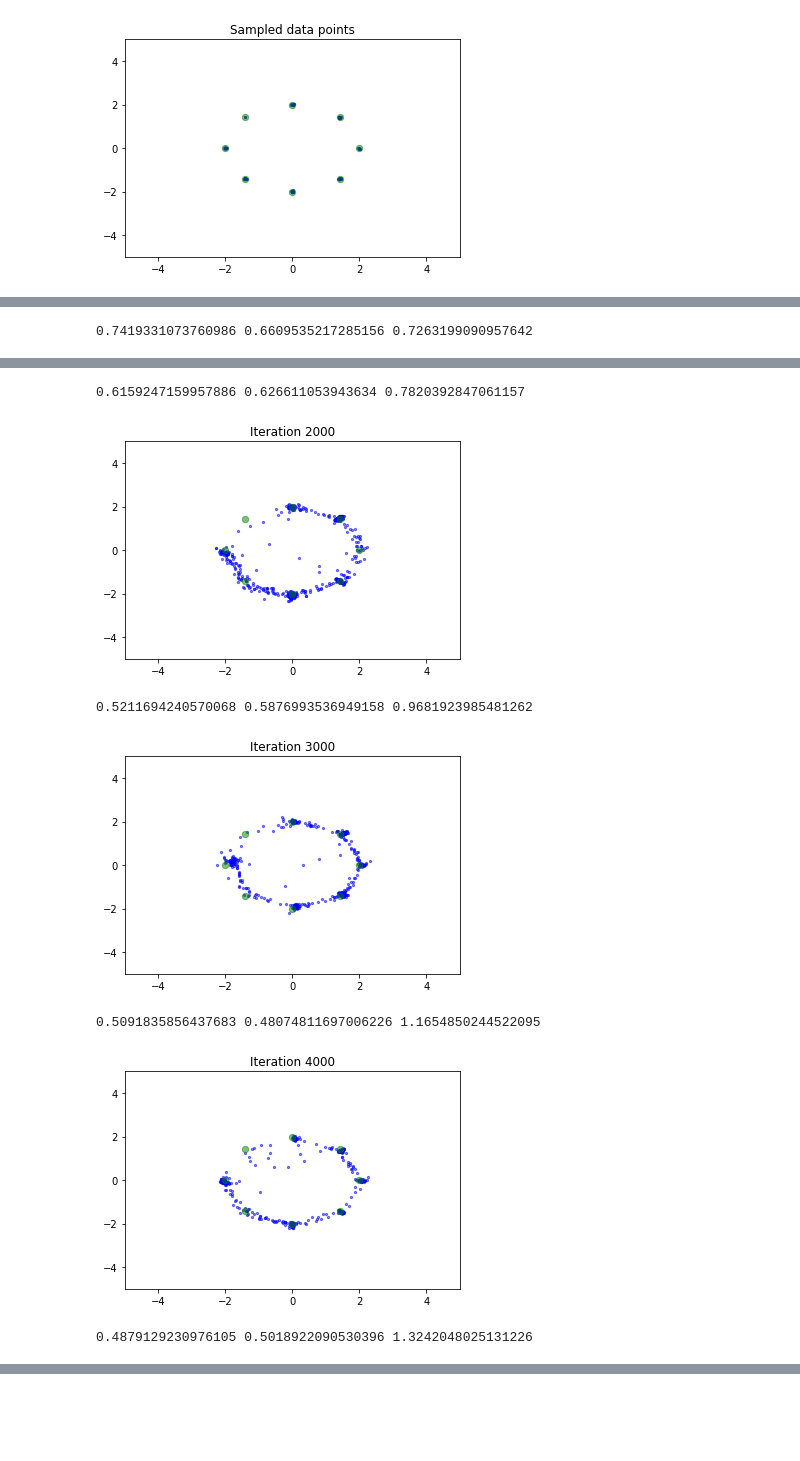
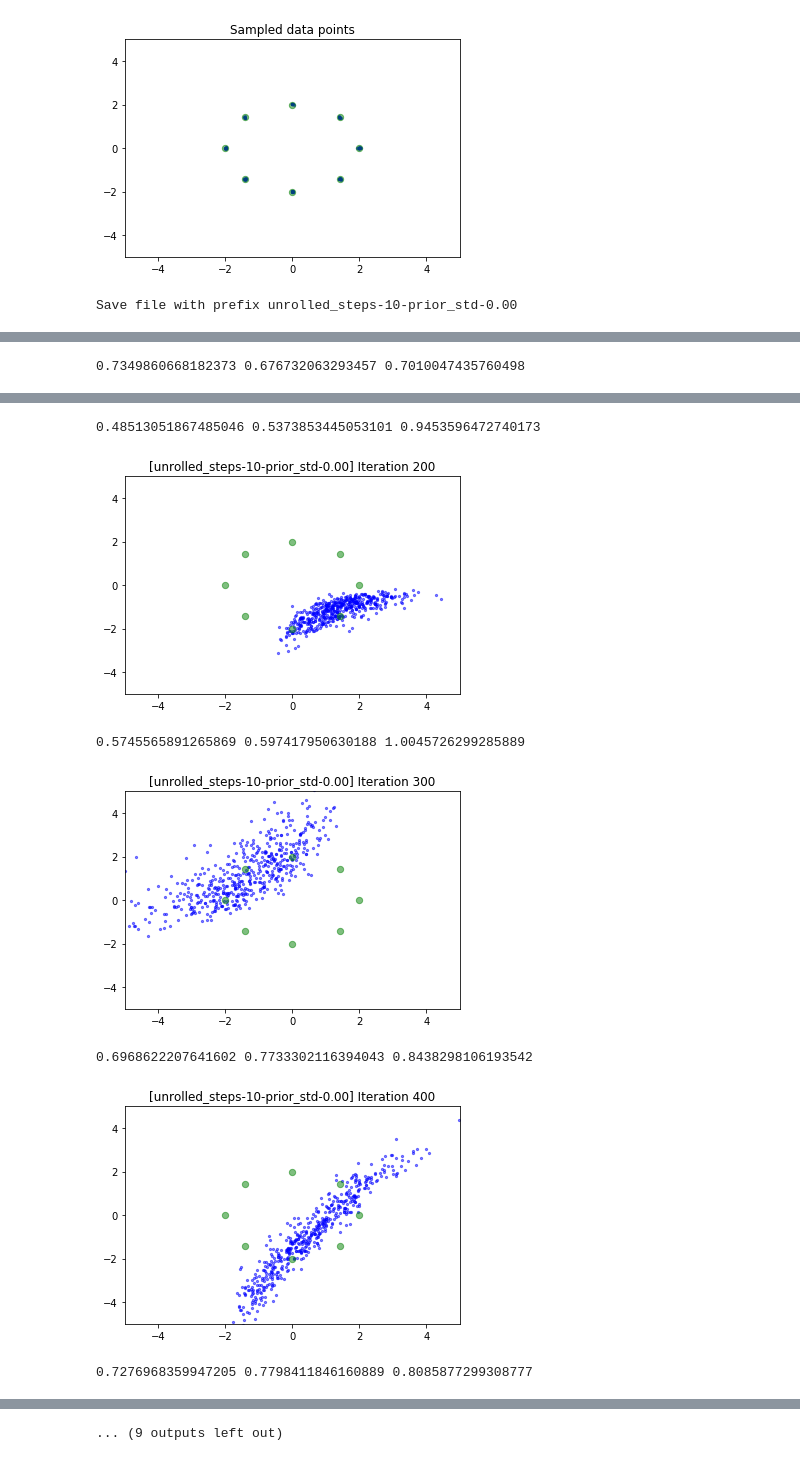
Before and after one commit to andrewliao11/unrolled-gans, a Jupyter notebook: unrolled_gan.ipynb, the cells around one changed output, grey strips where cells are left out. Saved outputs shown, nothing was run; the diff lists cells and outputs as text; code cells hidden in the pictures; blank space fills up the shorter version.

Commit message:
add plot

```diff
--- a/unrolled_gan.ipynb
+++ b/unrolled_gan.ipynb
@@ -59,13 +61,18 @@ minibatch_size = 512
 
 unrolled_steps = 10
 d_learning_rate = 1e-4
-g_learning_rate = 1e-3
+g_learning_rate = 1e-4
 optim_betas = (0.5, 0.999)
-num_iterations = 30000
-log_interval = 1000
-save_interval = 2000
+num_iterations = 1000
+log_interval = 100
+save_interval = 5000
 d_steps = 1
 g_steps = 1
+
+prefix = "unrolled_steps-{}-prior_std-{:.2f}".format(unrolled_steps, np.std(dset.p))
+print("Save file with prefix", prefix)
+# %% [output]
+Save file with prefix unrolled_steps-10-prior_std-0.00
 # %%
 def noise_sampler(N, z_dim):
     return np.random.normal(size=[N, z_dim]).astype('float32')
@@ -212,4 +219,5 @@ def g_sample():
 # %%
+samples = []
 for it in tqdm_notebook(range(num_iterations)):
     d_infos = []
     for d_index in range(d_steps):
@@ -227,7 +235,8 @@ for it in tqdm_notebook(range(num_iterations)):
 
     if it % log_interval == 0:
         g_fake_data = g_sample()
-        plot(g_fake_data, title='Iteration {}'.format(it))
+        samples.append(g_fake_data)
+        plot(g_fake_data, title='[{}] Iteration {}'.format(prefix, it))
         print(d_real_loss, d_fake_loss, g_loss)
 # %% [output]
 [interactive output not drawn]
@@ -235 +244 @@ for it in tqdm_notebook(range(num_iterations)):
-0.7419331073760986 0.6609535217285156 0.7263199090957642
+0.7349860668182373 0.676732063293457 0.7010047435760498
@@ -237,7 +246,7 @@ for it in tqdm_notebook(range(num_iterations)):
-0.6159247159957886 0.626611053943634 0.7820392847061157
+0.48513051867485046 0.5373853445053101 0.9453596472740173
-[figure, old version]
+[figure, new version]
-0.5211694240570068 0.5876993536949158 0.9681923985481262
+0.5745565891265869 0.597417950630188 1.0045726299285889
-[figure, old version]
+[figure, new version]
-0.5091835856437683 0.48074811697006226 1.1654850244522095
+0.6968622207641602 0.7733302116394043 0.8438298106193542
-[figure, old version]
+[figure, new version]
-0.4879129230976105 0.5018922090530396 1.3242048025131226
+0.7276968359947205 0.7798411846160889 0.8085877299308777
@@ -243,0 +254 @@ for it in tqdm_notebook(range(num_iterations)):
+... (9 outputs left out)
```
Also changed, not shown: parts of 7 cells of this notebook, 1 other file.
